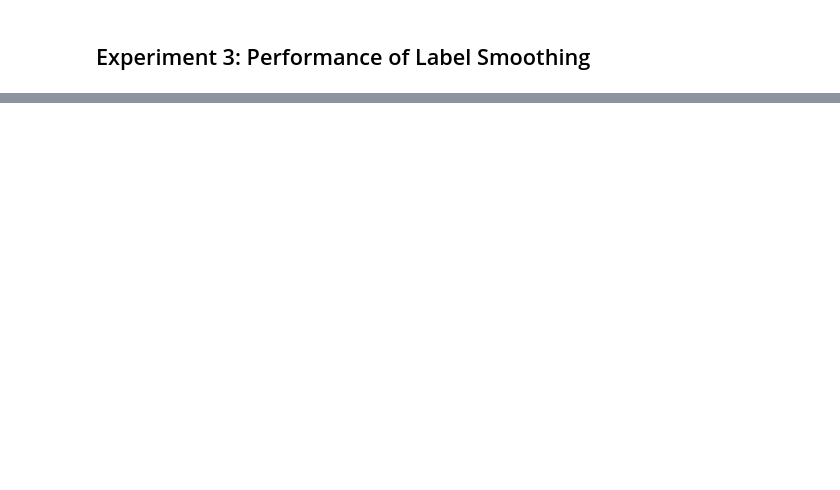
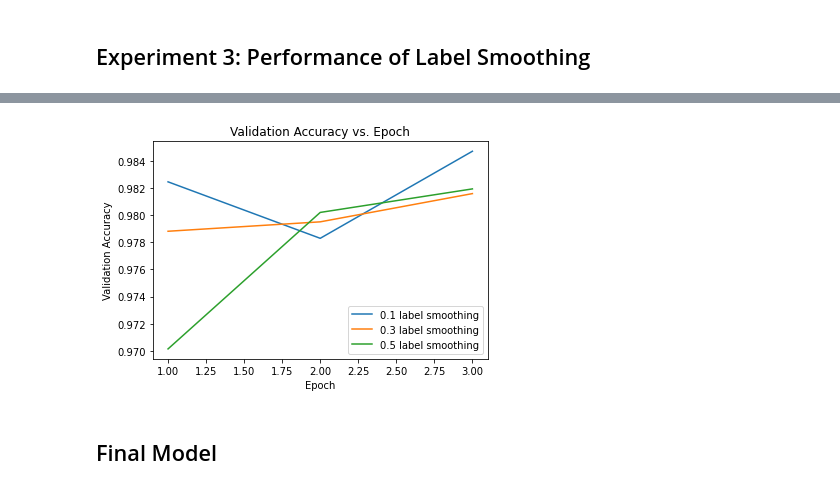
Before and after one commit to mtp9k/Identifying-Clickbait-SYS-60616-, a Jupyter notebook: project_colab.ipynb, the cells around one changed output, grey strips where cells are left out. Cells and saved outputs as stored; diff of their text form; code cells hidden in the pictures; blank space fills up the shorter version.

```diff
--- a/project_colab.ipynb
+++ b/project_colab.ipynb
@@ -599,0 +768,21 @@ twitter dataset evaluation accuracy:
+# %%
+# Lets try choose the right dropout amount
+#https://www.tensorflow.org/tutorials/text/classify_text_with_bert#choose_a_bert_model_to_fine-tune
+labelSmoothings = [.1,.3,.5]
+val_accuracies=[]
+for labelSmoothing in labelSmoothings:
+  bert_model = BERT_champion_nn(0.1)
+  loss=losses.BinaryCrossentropy(from_logits=True,label_smoothing=labelSmoothing)
+  optimizer = optimization.create_optimizer(init_lr=3e-5,
+                                            num_train_steps=num_train_steps,
+                                            num_warmup_steps=num_warmup_steps,
+                                            optimizer_type='adamw')
+  bert_model.compile(optimizer=optimizer,
+                          loss=loss,
+                          metrics=metrics)
+  history = bert_model.fit(
+      raw_train_ds,
+      validation_data=raw_val_ds,
+      epochs=epochs)
+  print(f'Label Smoothing {labelSmoothing}: done.')
+  val_accuracies.append(history.history['val_binary_accuracy'])
@@ -599,0 +810,14 @@ twitter dataset evaluation accuracy:
+# %%
+# Plot validation Loss vs. Epoch
+for val_accuracy,labelSmoothing in zip(val_accuracies,labelSmoothings):
+    plt.plot(range(1,4),val_accuracy,label=f'{labelSmoothing} label smoothing')
+plt.title('Validation Accuracy vs. Epoch')
+plt.ylabel('Validation Accuracy')
+plt.xlabel('Epoch')
+x1,x2,y1,y2 = plt.axis()
+plt.legend()
+plt.show()
+# %% [output]
+[figure, added]
+# %% [markdown]
+## Final Model
```
Also changed, not shown: parts of 29 cells of this notebook, 1 other file.
